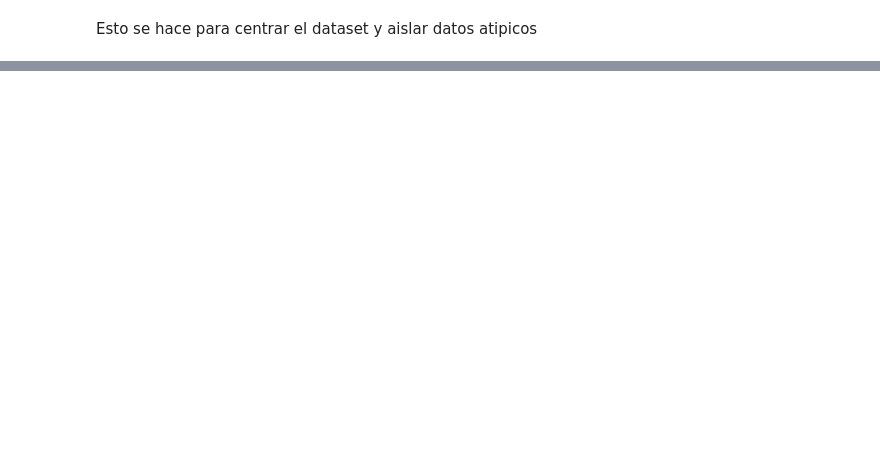
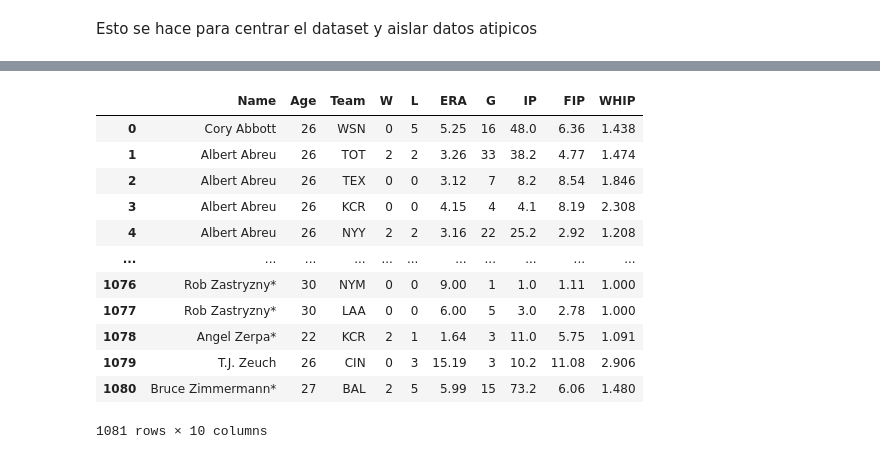
Before and after one commit to alvarogoncalves04/Trabajo-final--Alvaro-Goncalves-Yonelvis-Gonzales, a Jupyter notebook: test.ipynb, the cells around one changed output, grey strips where cells are left out. Saved outputs shown, nothing was run; the diff lists cells and outputs as text; code cells hidden in the pictures; blank space fills up the shorter version.

Commit message:
Filtro de columnas necesarias

```diff
--- a/test.ipynb
+++ b/test.ipynb
@@ -121,0 +123,6 @@ Traceback (most recent call last):
+# %%
+df['Categoria'] = df['Age'].apply(lambda x: 'Veterano' if x > 30 else 'Joven')
+df.to_csv('pitcheo.csv', index=False)
+df['Categoria']
+# resumen de cuantos pitchers hay en cada categoria
+(df['Categoria'].value_counts())
@@ -121,0 +156,6 @@ Traceback (most recent call last):
+# %%
+columnas_necesarias = ['Name', 'Age', 'Tm', 'W', 'L', 'ERA', 'G', 'IP', 'FIP', 'WHIP']
+df_filtrado = df[columnas_necesarias]
+print(df_filtrado)
+df_filtrado.columns = ['Name', 'Age', 'Team', 'W', 'L', 'ERA', 'G', 'IP', 'FIP', 'WHIP']
+print(df_filtrado)
@@ -121,0 +180,18 @@ Traceback (most recent call last):
+# %%
+# Título principal
+st.title("📊 Estadísticas de Jugadores")
+
+# 🎯 Barra lateral para seleccionar jugador
+Pitchers = df_filtrado['Name'].unique()
+jugador_seleccionado = st.sidebar.selectbox("Selecciona un jugador", Pitchers)
+
+# 🧩 Barra lateral para seleccionar columnas
+columnas_disponibles = df.columns.drop('Name')  # Excluye la columna de nombre
+columnas_seleccionadas = st.sidebar.multiselect("Selecciona las estadisticas", columnas_disponibles)
+
+# 📌 Filtrar DataFrame
+df_filtrado = df[df['Name'] == jugador_seleccionado][columnas_seleccionadas]
+
+# Mostrar resultados
+st.subheader(f"Estadísticas de {jugador_seleccionado}")
+st.dataframe(df_filtrado)
@@ -121,0 +217,16 @@ Traceback (most recent call last):
+# %%
+df_filtrado
+# %% [output]
+|  | Name | Age | Team | W | L | ERA | G | IP | FIP | WHIP |
+| 0 | Cory Abbott | 26 | WSN | 0 | 5 | 5.25 | 16 | 48.0 | 6.36 | 1.438 |
+| 1 | Albert Abreu | 26 | TOT | 2 | 2 | 3.26 | 33 | 38.2 | 4.77 | 1.474 |
+| 2 | Albert Abreu | 26 | TEX | 0 | 0 | 3.12 | 7 | 8.2 | 8.54 | 1.846 |
+| 3 | Albert Abreu | 26 | KCR | 0 | 0 | 4.15 | 4 | 4.1 | 8.19 | 2.308 |
+| 4 | Albert Abreu | 26 | NYY | 2 | 2 | 3.16 | 22 | 25.2 | 2.92 | 1.208 |
+| ... | ... | ... | ... | ... | ... | ... | ... | ... | ... | ... |
+| 1076 | Rob Zastryzny* | 30 | NYM | 0 | 0 | 9.00 | 1 | 1.0 | 1.11 | 1.000 |
+| 1077 | Rob Zastryzny* | 30 | LAA | 0 | 0 | 6.00 | 5 | 3.0 | 2.78 | 1.000 |
+| 1078 | Angel Zerpa* | 22 | KCR | 2 | 1 | 1.64 | 3 | 11.0 | 5.75 | 1.091 |
+| 1079 | T.J. Zeuch | 26 | CIN | 0 | 3 | 15.19 | 3 | 10.2 | 11.08 | 2.906 |
+| 1080 | Bruce Zimmermann* | 27 | BAL | 2 | 5 | 5.99 | 15 | 73.2 | 6.06 | 1.480 |
+1081 rows × 10 columns
```
Also changed, not shown: parts of 8 cells of this notebook, 1 other file.
